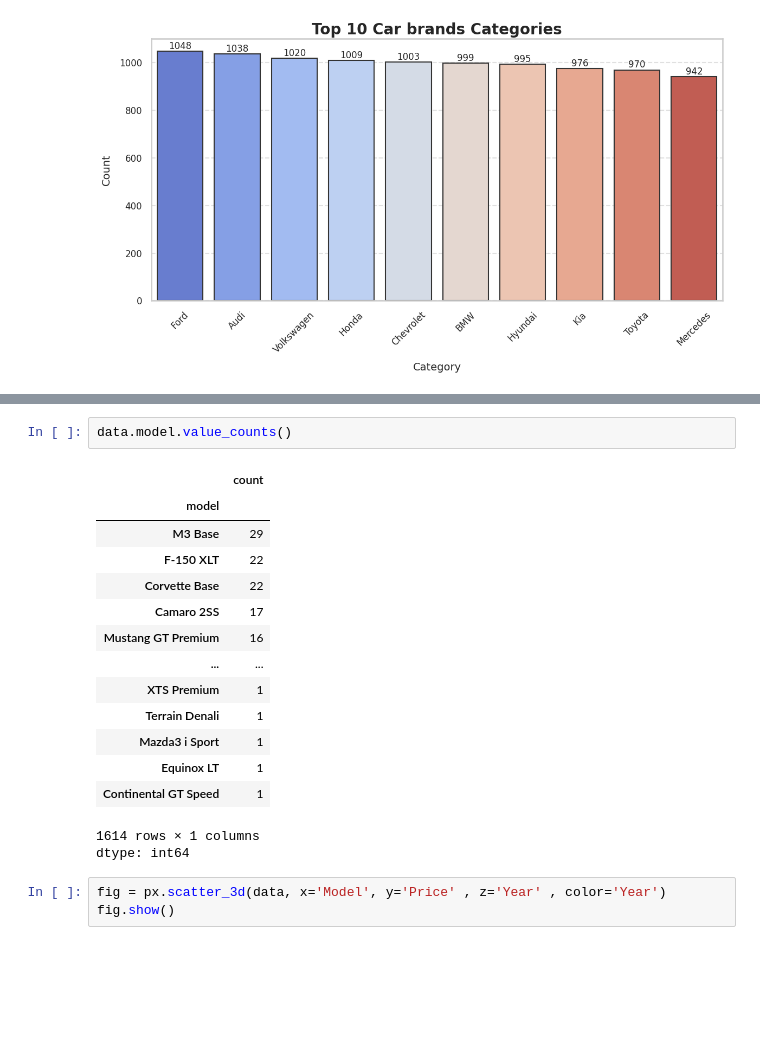
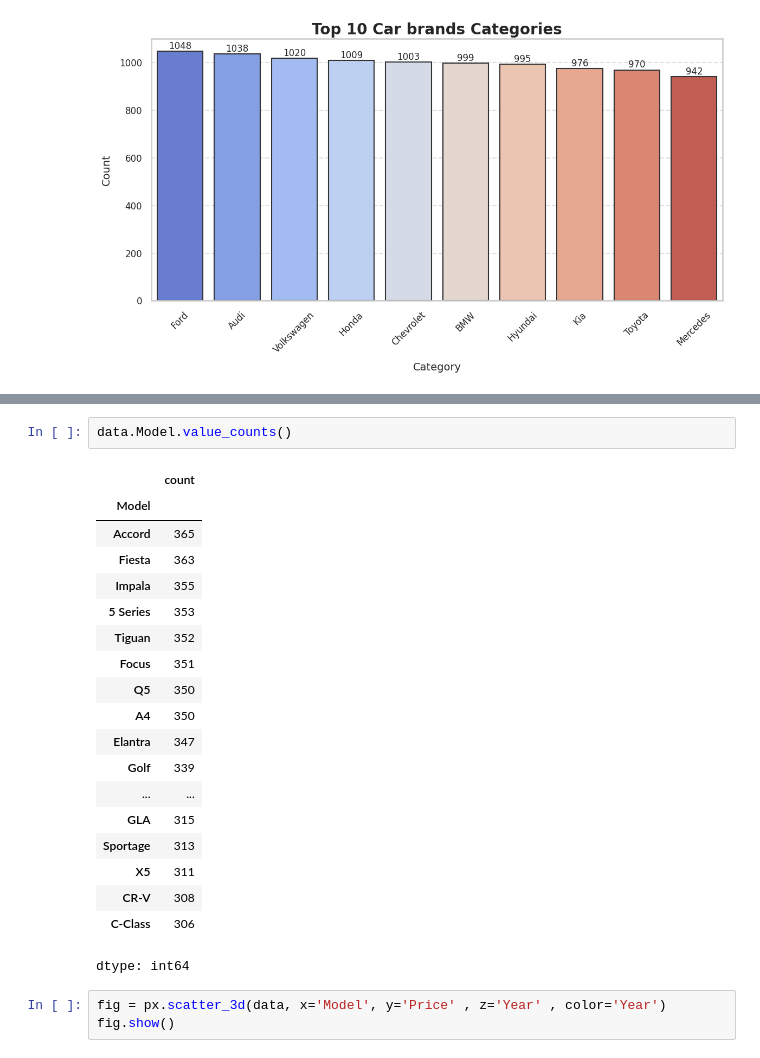
Before and after one commit to aiaaee/Car-Price-Prediction, a Jupyter notebook: Car_price_prediction.ipynb, the cells around one changed output, grey strips where cells are left out. Cells and saved outputs as stored; diff of their text form; blank space fills up the shorter version.

```diff
--- a/Car_price_prediction.ipynb
+++ b/Car_price_prediction.ipynb
@@ -127,22 +136,26 @@ px.scatter(data_frame=data,x='Price',color='Engine_Size',color_discrete_sequence
 # %% [output]
 [interactive output not drawn]
 # %%
-data.model.value_counts()
+data.Model.value_counts()
 # %% [output]
 |  | count |
-| model |  |
-| M3 Base | 29 |
-| F-150 XLT | 22 |
-| Corvette Base | 22 |
-| Camaro 2SS | 17 |
-| Mustang GT Premium | 16 |
+| Model |  |
+| Accord | 365 |
+| Fiesta | 363 |
+| Impala | 355 |
+| 5 Series | 353 |
+| Tiguan | 352 |
+| Focus | 351 |
+| Q5 | 350 |
+| A4 | 350 |
+| Elantra | 347 |
+| Golf | 339 |
 | ... | ... |
-| XTS Premium | 1 |
-| Terrain Denali | 1 |
-| Mazda3 i Sport | 1 |
-| Equinox LT | 1 |
-| Continental GT Speed | 1 |
+| GLA | 315 |
+| Sportage | 313 |
+| X5 | 311 |
+| CR-V | 308 |
+| C-Class | 306 |
-1614 rows × 1 columns
 dtype: int64
 # %%
 fig = px.scatter_3d(data, x='Model', y='Price' , z='Year' , color='Year')
```
Also changed, not shown: parts of 21 cells of this notebook.
